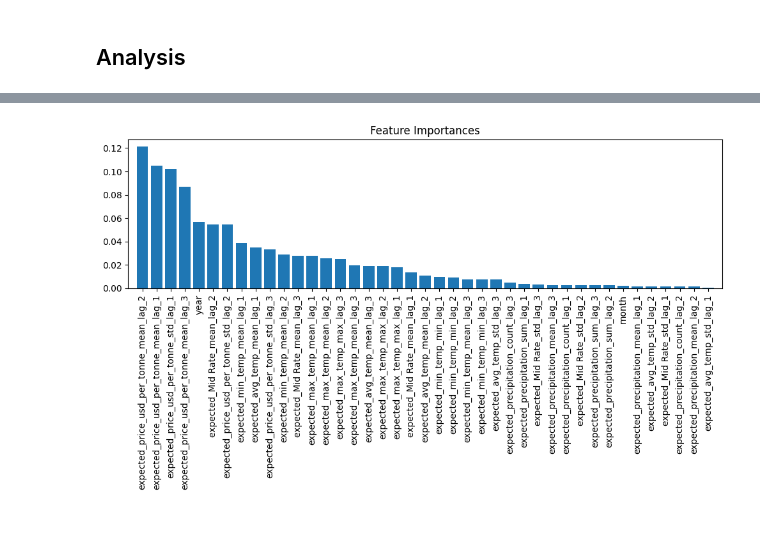
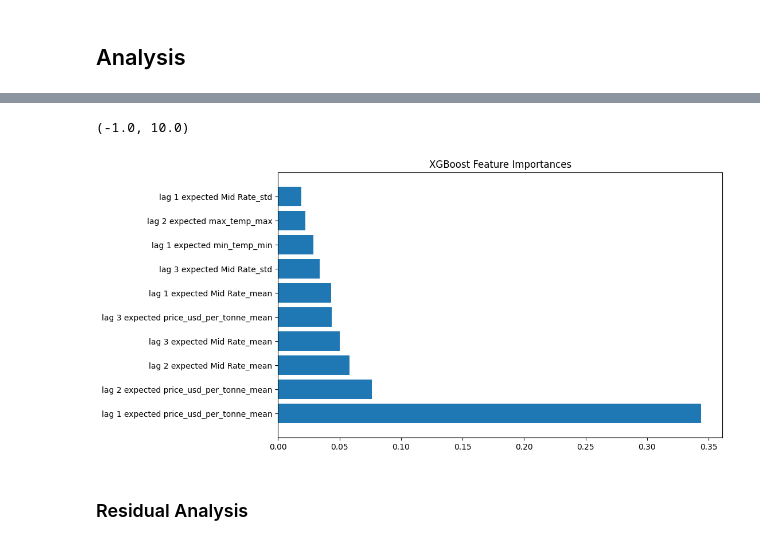
Before and after one commit to Soniazdp/CocoaPricePredictor, a Jupyter notebook: ML/walk_forward.ipynb, the cells around one changed output, grey strips where cells are left out. Drawn from its saved outputs; the diff is of its cells as text; code cells hidden in the pictures.

```diff
--- a/ML/walk_forward.ipynb
+++ b/ML/walk_forward.ipynb
@@ -10,8 +14,8 @@ import matplotlib.pyplot as plt
 import numpy as np
 from tqdm import tqdm
 # %%
-train_data = Path("__file__").parent / "data" /"train_full.csv"
-test_data = Path("__file__").parent / "data" /"test_full.csv"
+train_data = Path("__file__").parent / "data" / "train_full.csv"
+train_data = Path("__file__").parent / "data" / "test_full.csv"
 train_df = pd.read_csv(train_data)
 test_df = pd.read_csv(test_data)
 
@@ -41,7 +45,7 @@ features_to_lag.remove("month")
 
 for lag in range(1, num_lags + 1):
     for feature in features_to_lag:
-        df[f"expected_{feature}_lag_{lag}"] = df[feature].shift(lag)
+        df[f"lag {lag} expected {feature}"] = df[feature].shift(lag)
 
 df.dropna(inplace=True)
 df.reset_index(drop=True, inplace=True)
@@ -216,13 +320,14 @@ XGBoost        242.994210  191137.311606  437.192534
 # %%
-importances = rf_model.estimators_[label_index].feature_importances_.reshape(1, -1)
-importances = np.mean(importances, axis=0)
 feature_names = X.columns
-indices = np.argsort(importances)[::-1]
+indices = np.argsort(xgboost_feature_importances)[::-1]
+indices = indices[:10]
 plt.figure(figsize=(10, 6))
-plt.title("Feature Importances")
-plt.bar(range(X.shape[1]), importances[indices], align="center")
-plt.xticks(range(X.shape[1]), feature_names[indices], rotation=90)
-plt.xlim([-1, X.shape[1]])
-plt.tight_layout()
+plt.title("XGBoost Feature Importances")
+plt.barh(range(len(indices)), xgboost_feature_importances[indices], align="center")
+plt.yticks(range(len(indices)), feature_names[indices])
+plt.ylim([-1, len(indices)])
 # %% [output]
+(-1.0, 10.0)
-[figure, old version]
+[figure, new version]
+# %% [markdown]
+### Residual Analysis
```
Also changed, not shown: parts of 25 cells of this notebook.
